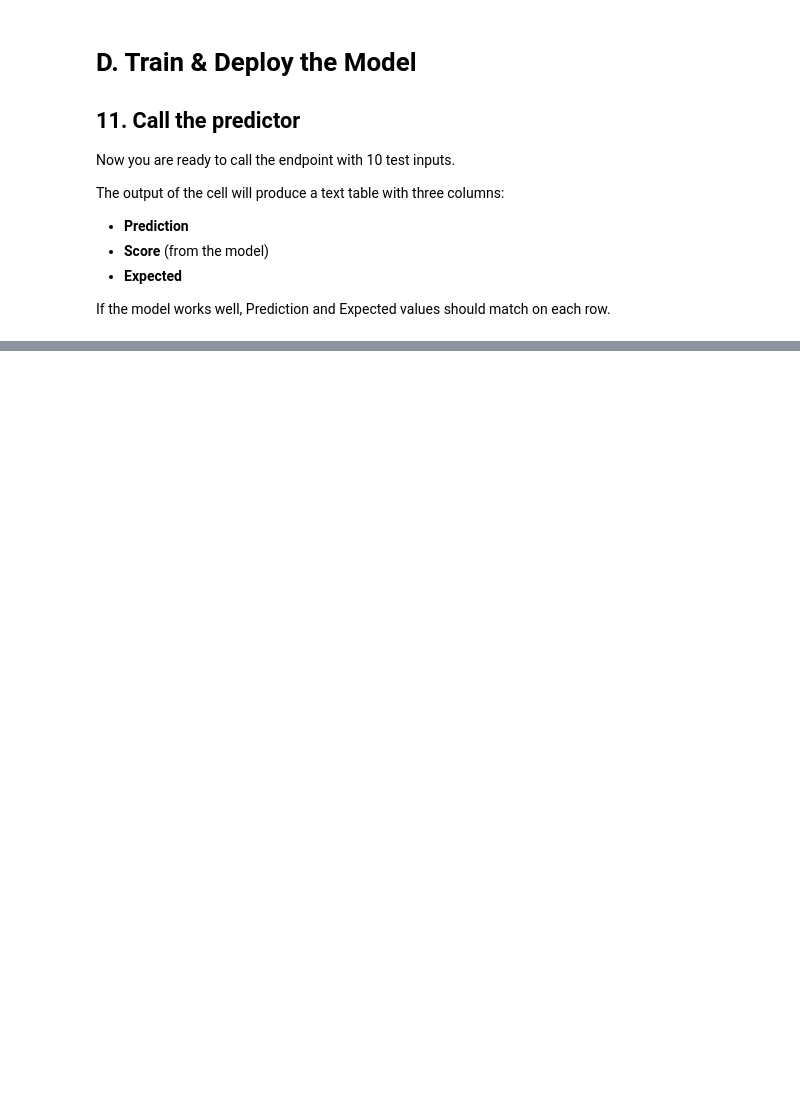
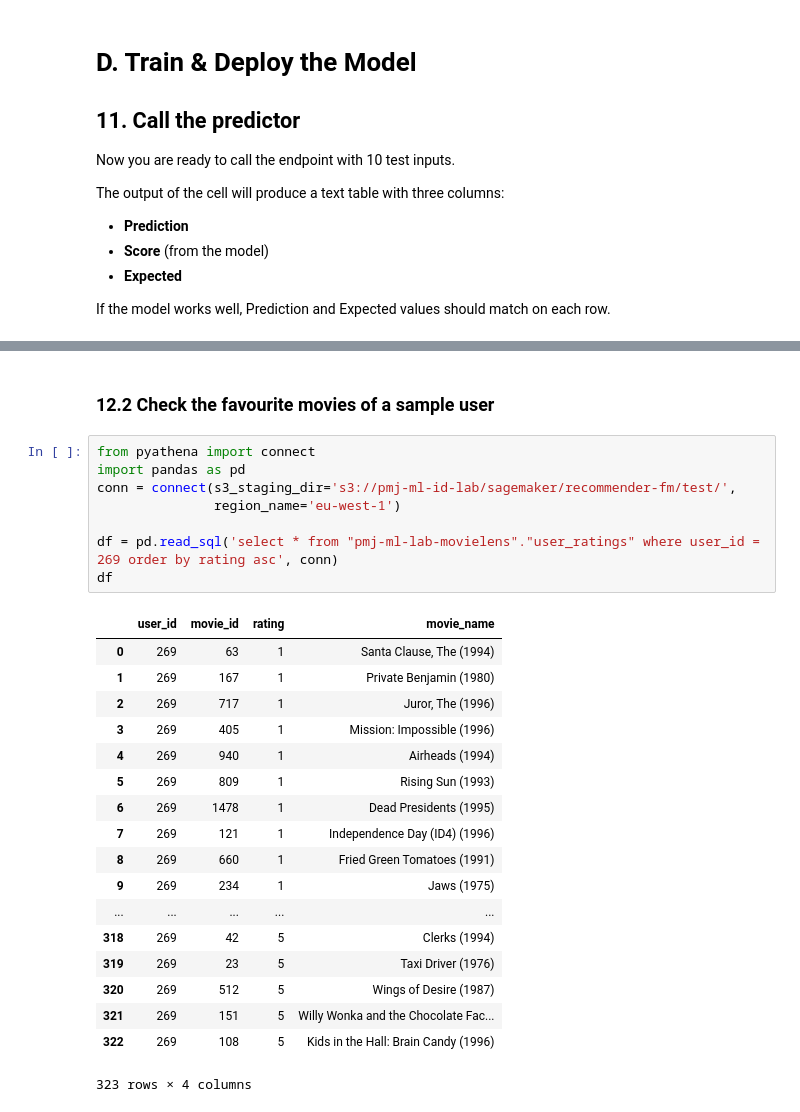
Before and after one commit to paulm-jones/ml-id-lab2, a Jupyter notebook: ML-Immersion-Day-Lab-2.ipynb, the cells around one changed output, grey strips where cells are left out. Cells and saved outputs as stored; diff of their text form; blank space fills up the shorter version.

Commit message:
Updated to show tests of the predictor

```diff
--- a/ML-Immersion-Day-Lab-2.ipynb
+++ b/ML-Immersion-Day-Lab-2.ipynb
@@ -500,0 +588,29 @@ Prediction (Score) Expected
+# %% [markdown]
+### 12.2 Check the favourite movies of a sample user
+# %%
+from pyathena import connect
+import pandas as pd
+conn = connect(s3_staging_dir='s3://pmj-ml-id-lab/sagemaker/recommender-fm/test/',
+               region_name='eu-west-1')
+
+df = pd.read_sql('select * from "pmj-ml-lab-movielens"."user_ratings" where user_id = 269 order by rating asc', conn)
+df
+# %% [output]
+|  | user_id | movie_id | rating | movie_name |
+| 0 | 269 | 63 | 1 | Santa Clause, The (1994) |
+| 1 | 269 | 167 | 1 | Private Benjamin (1980) |
+| 2 | 269 | 717 | 1 | Juror, The (1996) |
+| 3 | 269 | 405 | 1 | Mission: Impossible (1996) |
+| 4 | 269 | 940 | 1 | Airheads (1994) |
+| 5 | 269 | 809 | 1 | Rising Sun (1993) |
+| 6 | 269 | 1478 | 1 | Dead Presidents (1995) |
+| 7 | 269 | 121 | 1 | Independence Day (ID4) (1996) |
+| 8 | 269 | 660 | 1 | Fried Green Tomatoes (1991) |
+| 9 | 269 | 234 | 1 | Jaws (1975) |
+| ... | ... | ... | ... | ... |
+| 318 | 269 | 42 | 5 | Clerks (1994) |
+| 319 | 269 | 23 | 5 | Taxi Driver (1976) |
+| 320 | 269 | 512 | 5 | Wings of Desire (1987) |
+| 321 | 269 | 151 | 5 | Willy Wonka and the Chocolate Fac... |
+| 322 | 269 | 108 | 5 | Kids in the Hall: Brain Candy (1996) |
+323 rows × 4 columns
```
Also changed, not shown: parts of 19 cells of this notebook.
